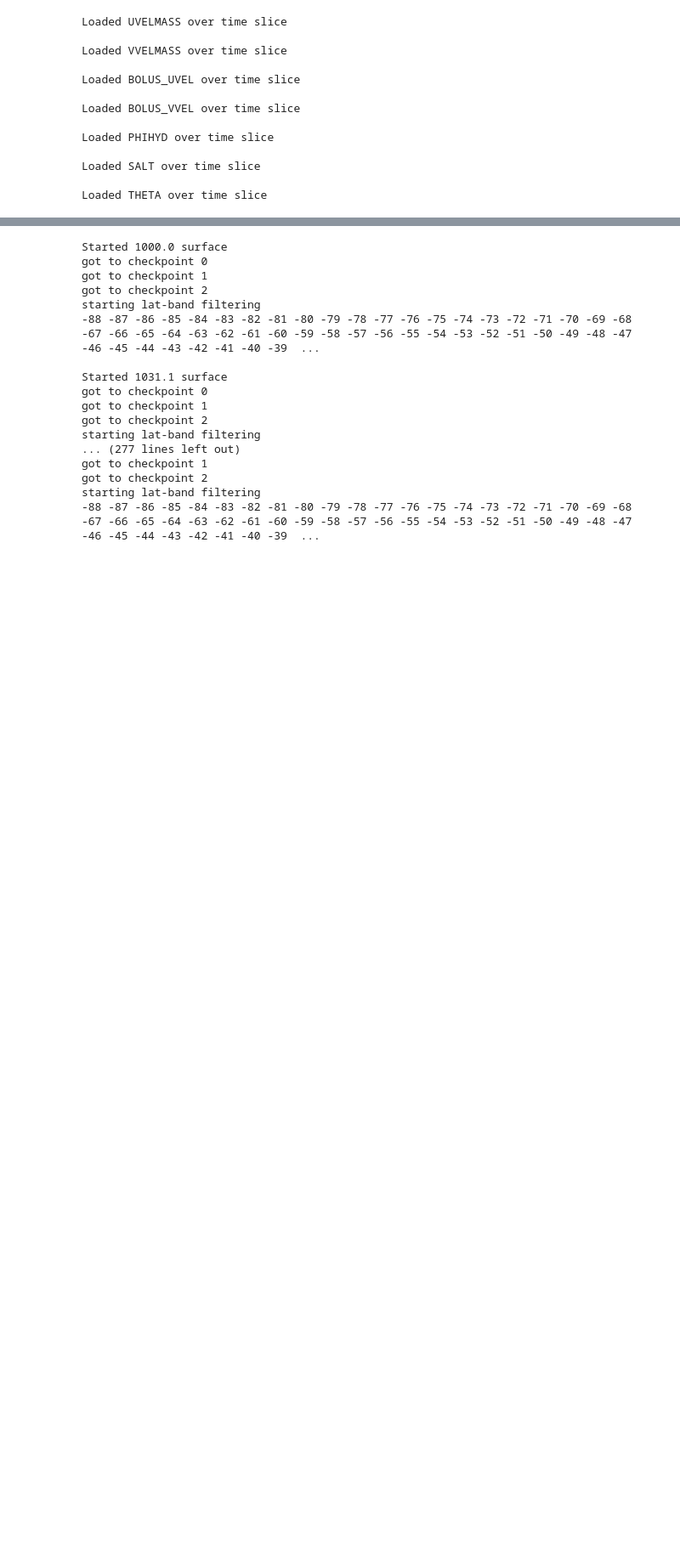
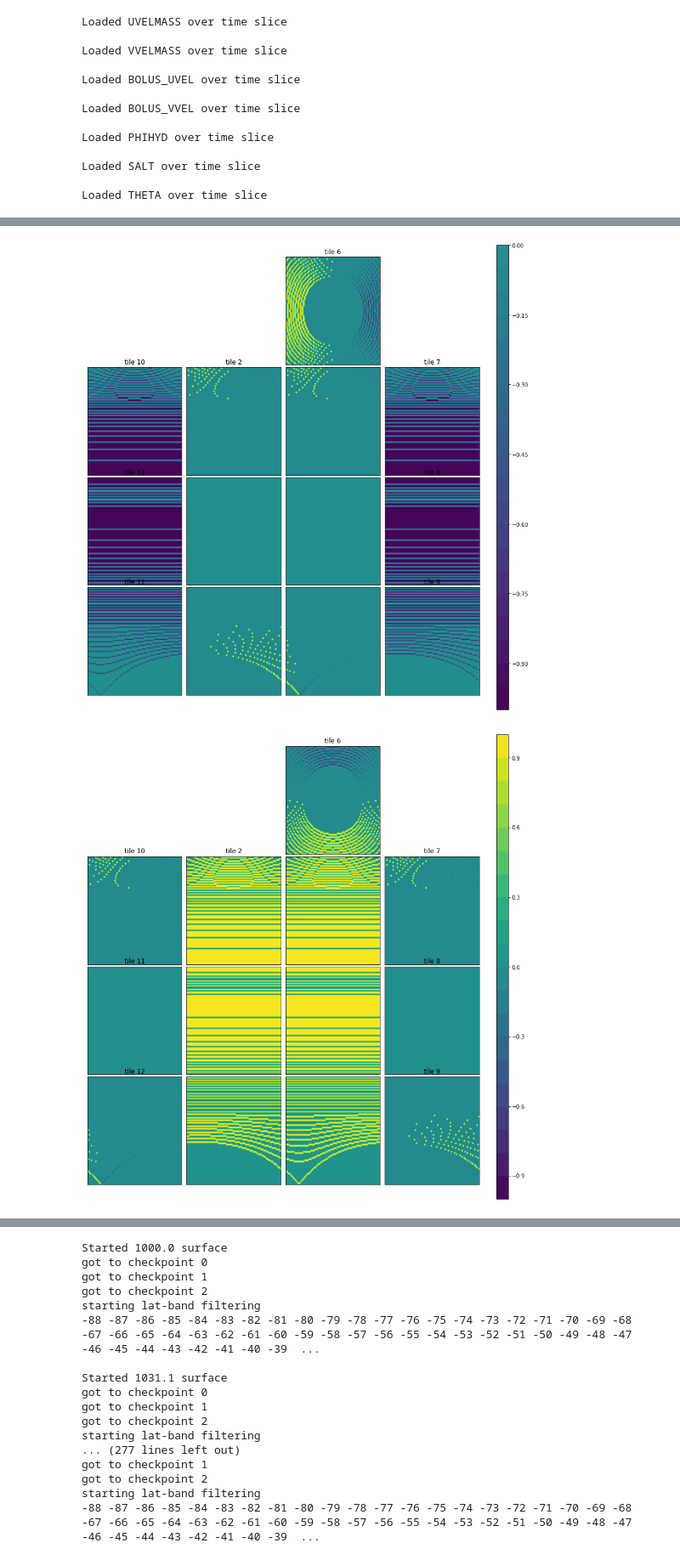
Before and after one commit to tatsumonkman47/ECCO-potential-density-overturning, a Jupyter notebook: meridional_overturning_in_potdens_space_PROTOTYPE_atl.ipynb, the cells around one changed output, grey strips where cells are left out. Shown: that part at 85% size. Cells and saved outputs as stored; diff of their text form; code cells hidden in the pictures; blank space fills up the shorter version.

```diff
--- a/meridional_overturning_in_potdens_space_PROTOTYPE_atl.ipynb
+++ b/meridional_overturning_in_potdens_space_PROTOTYPE_atl.ipynb
@@ -122,0 +130,14 @@ Loaded THETA over time slice
+# %%
+lat_range = np.arange(-80,80)
+lat_maskX, lat_maskY = ecco.vector_calc.get_latitude_masks(10, cds['YC'], grid_xmitgcm)
+lat_maskX = lat_maskX.fillna(0)*0
+lat_maskY = lat_maskY.fillna(0)*0
+
+for lat in lat_range:
+    lat_maskX_1, lat_maskY_1 = ecco.vector_calc.get_latitude_masks(lat, cds['YC'], grid_xmitgcm)
+    lat_maskX = lat_maskX + lat_maskX_1.fillna(0)
+    lat_maskY = lat_maskY + lat_maskY_1.fillna(0)
+
+plotting_functions.world_plot(lat_maskX)
+plotting_functions.world_plot(lat_maskY)
+# %% [output]
@@ -123,3 +145,5 @@ Loaded THETA over time slice
+[figure, added]
+[figure, added]
 # %%
 ######################################################################################################################
 ################################## CALCULATE POTENTIAL DENSITY #######################################################
```
Also changed, not shown: parts of 6 cells of this notebook, 4 other files.
